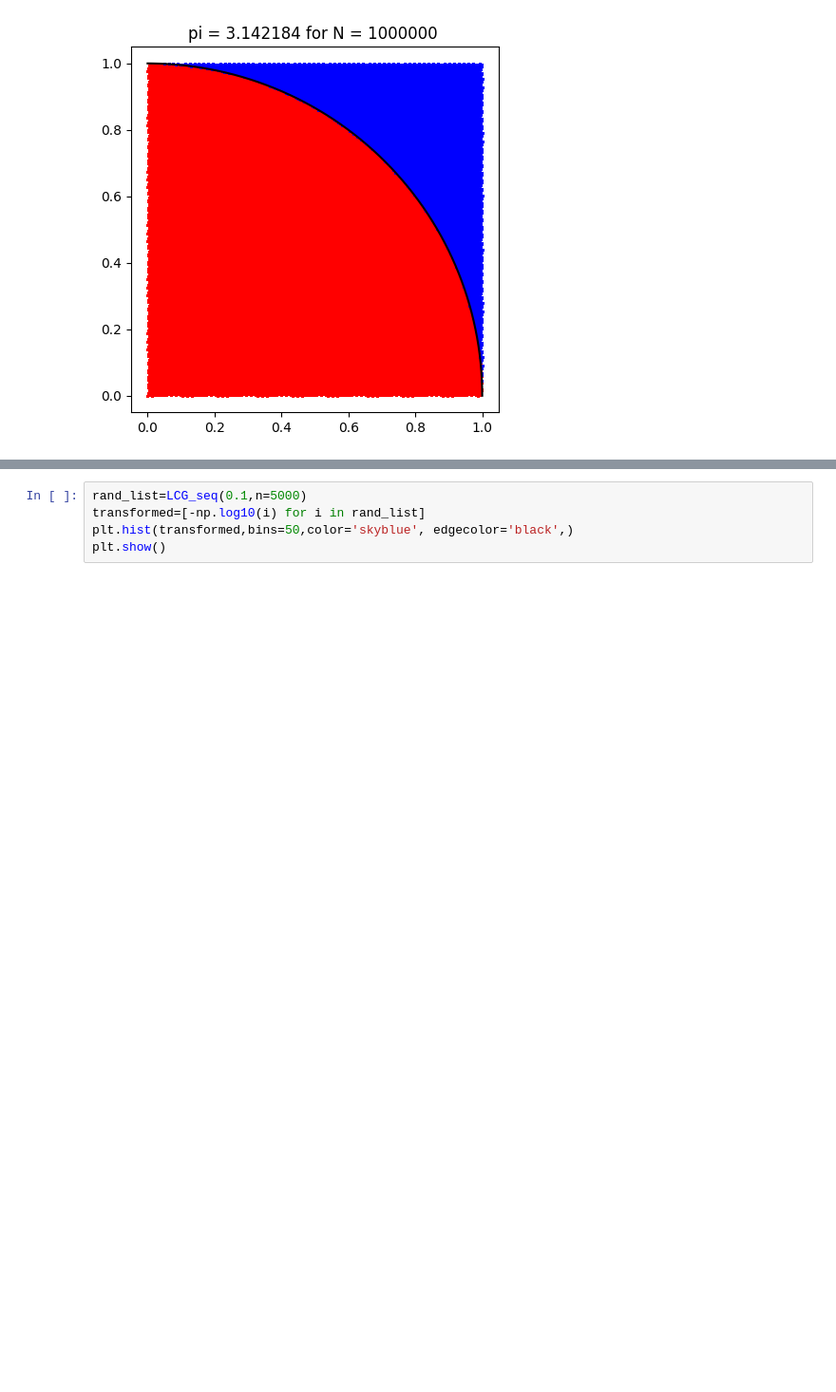
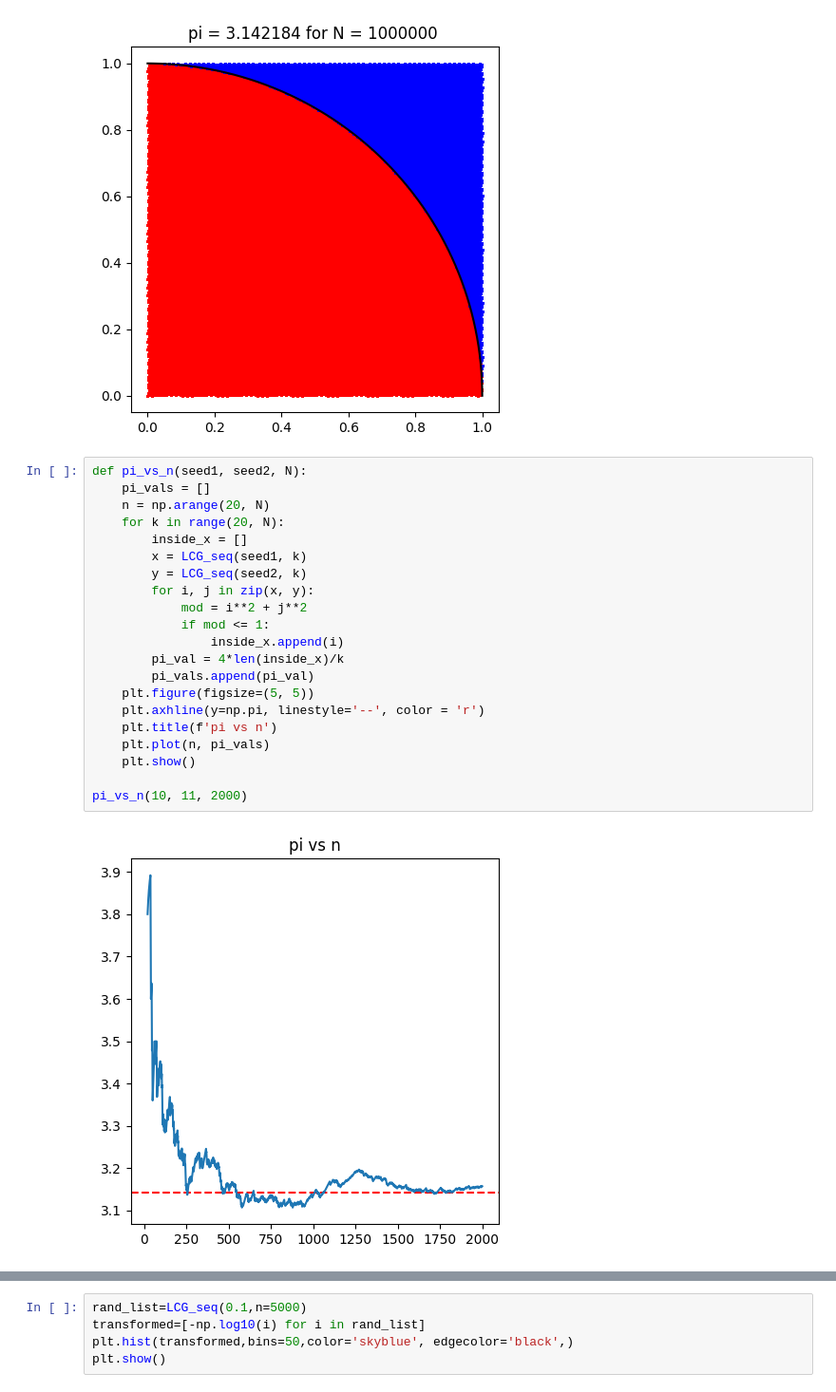
Before and after one commit to alan-ajay/P-346-Computational-Physics-Laboratory, a Jupyter notebook: Assignment1/submissions/estimating_pi.ipynb, the cells around one changed output, grey strips where cells are left out. Shown at 95% size. Cells and saved outputs as stored; diff of their text form; blank space fills up the shorter version.

Commit message:
added pi vs n plot

```diff
--- a/Assignment1/submissions/estimating_pi.ipynb
+++ b/Assignment1/submissions/estimating_pi.ipynb
@@ -42,4 +42,27 @@ def calculate_pi(seed1, seed2, N):
 calculate_pi(10, 11, 1000000)
 # %% [output]
 [figure]
+# %%
+def pi_vs_n(seed1, seed2, N):
+    pi_vals = []
+    n = np.arange(20, N)
+    for k in range(20, N):
+        inside_x = []
+        x = LCG_seq(seed1, k)
+        y = LCG_seq(seed2, k)
+        for i, j in zip(x, y):
+            mod = i**2 + j**2
+            if mod <= 1:
+                inside_x.append(i)
+        pi_val = 4*len(inside_x)/k
+        pi_vals.append(pi_val)
+    plt.figure(figsize=(5, 5))
+    plt.axhline(y=np.pi, linestyle='--', color = 'r')
+    plt.title(f'pi vs n')
+    plt.plot(n, pi_vals)
+    plt.show()
+
+pi_vs_n(10, 11, 2000)
+# %% [output]
+[figure, added]
 # %% [markdown]
```
Also changed, not shown: parts of 1 cell of this notebook.
